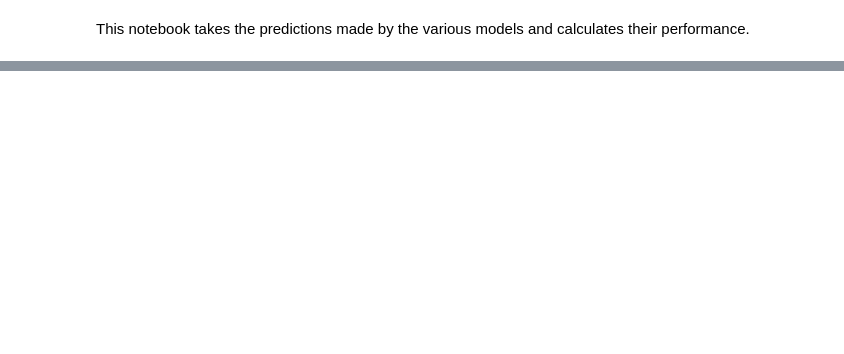
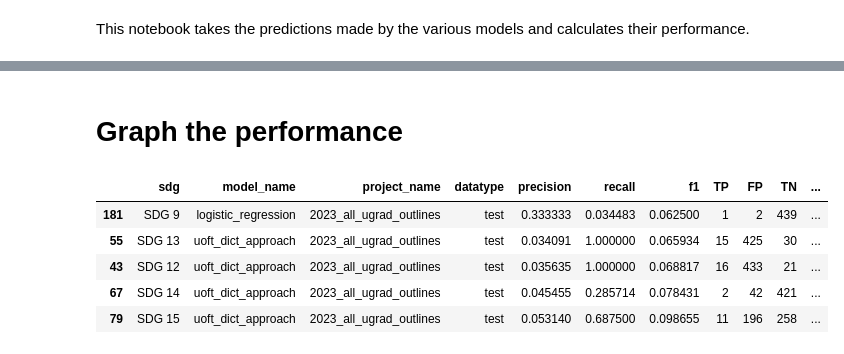
Before and after one commit to edalatma/sdg_text_analytics, a Jupyter notebook: scripts/explore_model_performance.ipynb, the cells around one changed output, grey strips where cells are left out. Saved outputs shown, nothing was run; the diff lists cells and outputs as text; code cells hidden in the pictures; blank space fills up the shorter version.

```diff
--- a/scripts/explore_model_performance.ipynb
+++ b/scripts/explore_model_performance.ipynb
@@ -45,0 +62,16 @@ data_counts_df
+# %% [markdown]
+# Graph the performance
+# %%
+datatype = 'test'
+project = '2023_all_ugrad_outlines'
+SDG_ORDER = SDG_MAP.keys()
+
+relevant_data = model_performance[(model_performance["datatype"] == datatype) & (model_performance["project_name"] == project)]
+relevant_data.sort_values("f1").head()
+# %% [output]
+|  | sdg | model_name | project_name | datatype | precision | recall | f1 | TP | FP | TN | ... |
+| 181 | SDG 9 | logistic_regression | 2023_all_ugrad_outlines | test | 0.333333 | 0.034483 | 0.062500 | 1 | 2 | 439 | ... |
+| 55 | SDG 13 | uoft_dict_approach | 2023_all_ugrad_outlines | test | 0.034091 | 1.000000 | 0.065934 | 15 | 425 | 30 | ... |
+| 43 | SDG 12 | uoft_dict_approach | 2023_all_ugrad_outlines | test | 0.035635 | 1.000000 | 0.068817 | 16 | 433 | 21 | ... |
+| 67 | SDG 14 | uoft_dict_approach | 2023_all_ugrad_outlines | test | 0.045455 | 0.285714 | 0.078431 | 2 | 42 | 421 | ... |
+| 79 | SDG 15 | uoft_dict_approach | 2023_all_ugrad_outlines | test | 0.053140 | 0.687500 | 0.098655 | 11 | 196 | 258 | ... |
```
Also changed, not shown: parts of 5 cells of this notebook, 1 other file.
